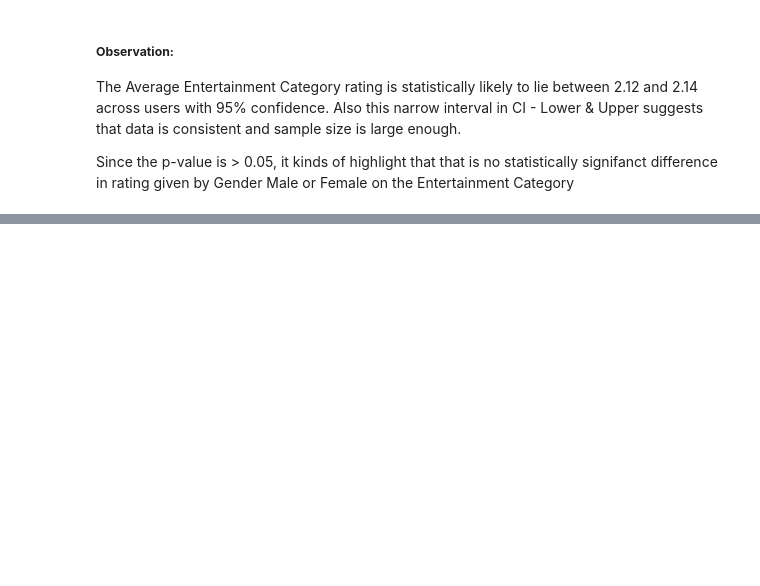
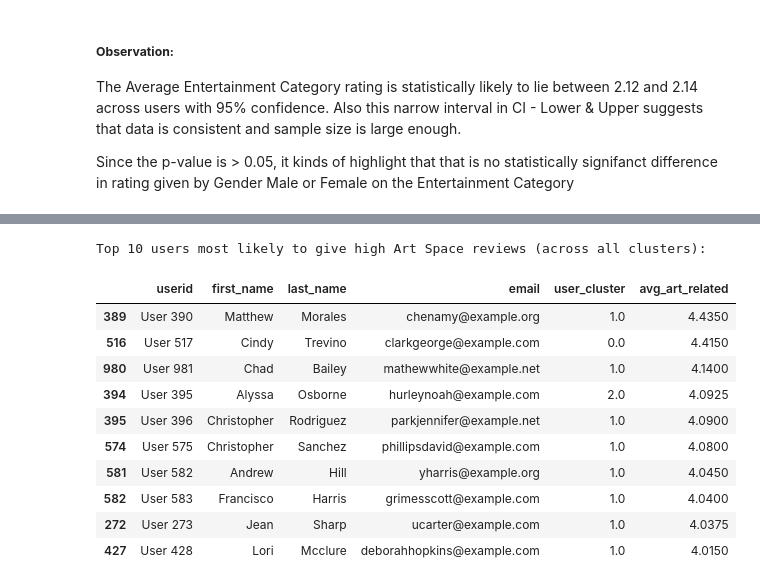
Before and after one commit to BPALAN-USD/AAI_500_GROUP_12, a Jupyter notebook: TravelReviews.ipynb, the cells around one changed output, grey strips where cells are left out. Drawn from its saved outputs; the diff is of its cells as text; code cells hidden in the pictures; blank space fills up the shorter version.

```diff
--- a/TravelReviews.ipynb
+++ b/TravelReviews.ipynb
@@ -1018,0 +1091,25 @@ Since the p-value is > 0.05, it kinds of highlight that that is no statistically
+# %%
+# Get top 10 users overall likely to give best Art Space reviews
+top_art_users = (
+    df_user_travel_reviews
+    .dropna(subset=['user_cluster', 'avg_art_related'])
+    .query('avg_art_related > 0')
+    .sort_values('avg_art_related', ascending=False)
+    .head(10)
+)
+
+print("\nTop 10 users most likely to give high Art Space reviews (across all clusters):")
+display(top_art_users[['userid', 'first_name', 'last_name', 'email', 'user_cluster', 'avg_art_related']])
+# %% [output]
+Top 10 users most likely to give high Art Space reviews (across all clusters):
+|  | userid | first_name | last_name | email | user_cluster | avg_art_related |
+| 389 | User 390 | Matthew | Morales | chenamy@example.org | 1.0 | 4.4350 |
+| 516 | User 517 | Cindy | Trevino | clarkgeorge@example.com | 0.0 | 4.4150 |
+| 980 | User 981 | Chad | Bailey | mathewwhite@example.net | 1.0 | 4.1400 |
+| 394 | User 395 | Alyssa | Osborne | hurleynoah@example.com | 2.0 | 4.0925 |
+| 395 | User 396 | Christopher | Rodriguez | parkjennifer@example.net | 1.0 | 4.0900 |
+| 574 | User 575 | Christopher | Sanchez | phillipsdavid@example.com | 1.0 | 4.0800 |
+| 581 | User 582 | Andrew | Hill | yharris@example.org | 1.0 | 4.0450 |
+| 582 | User 583 | Francisco | Harris | grimesscott@example.com | 1.0 | 4.0400 |
+| 272 | User 273 | Jean | Sharp | ucarter@example.com | 1.0 | 4.0375 |
+| 427 | User 428 | Lori | Mcclure | deborahhopkins@example.com | 1.0 | 4.0150 |
```
Also changed, not shown: parts of 5 cells of this notebook.
